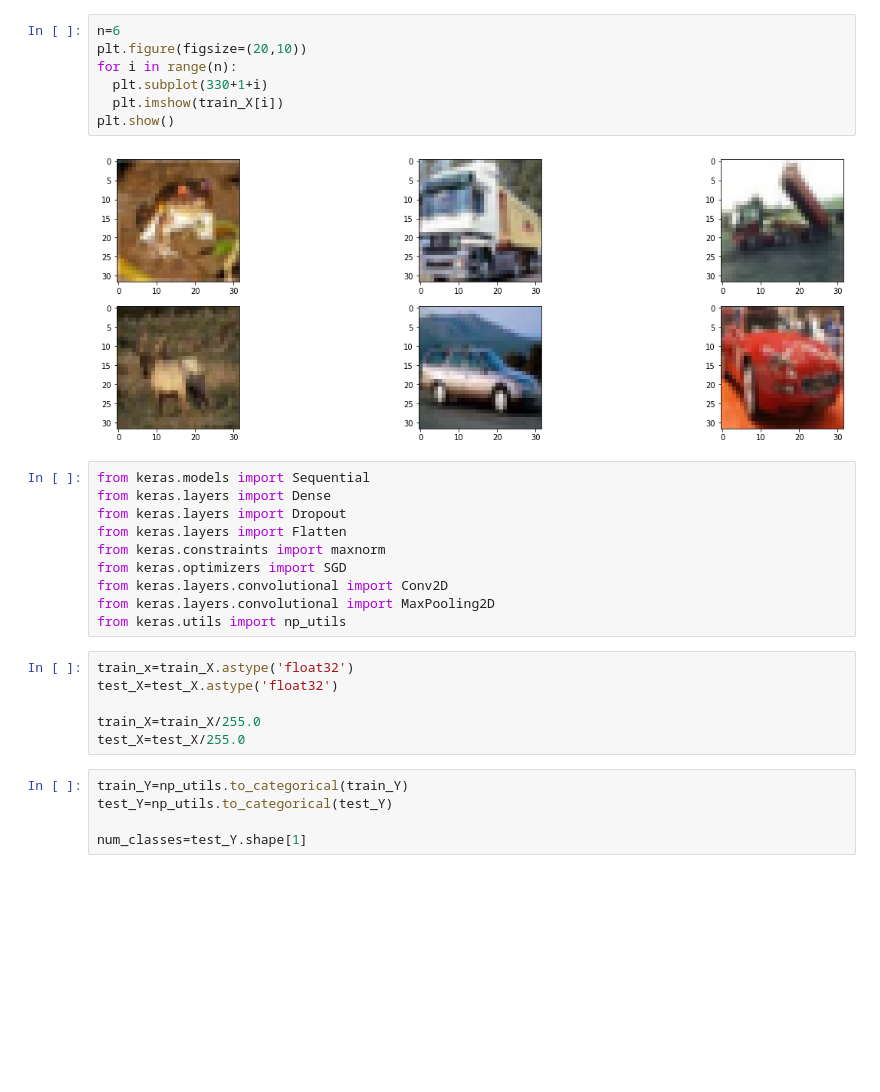
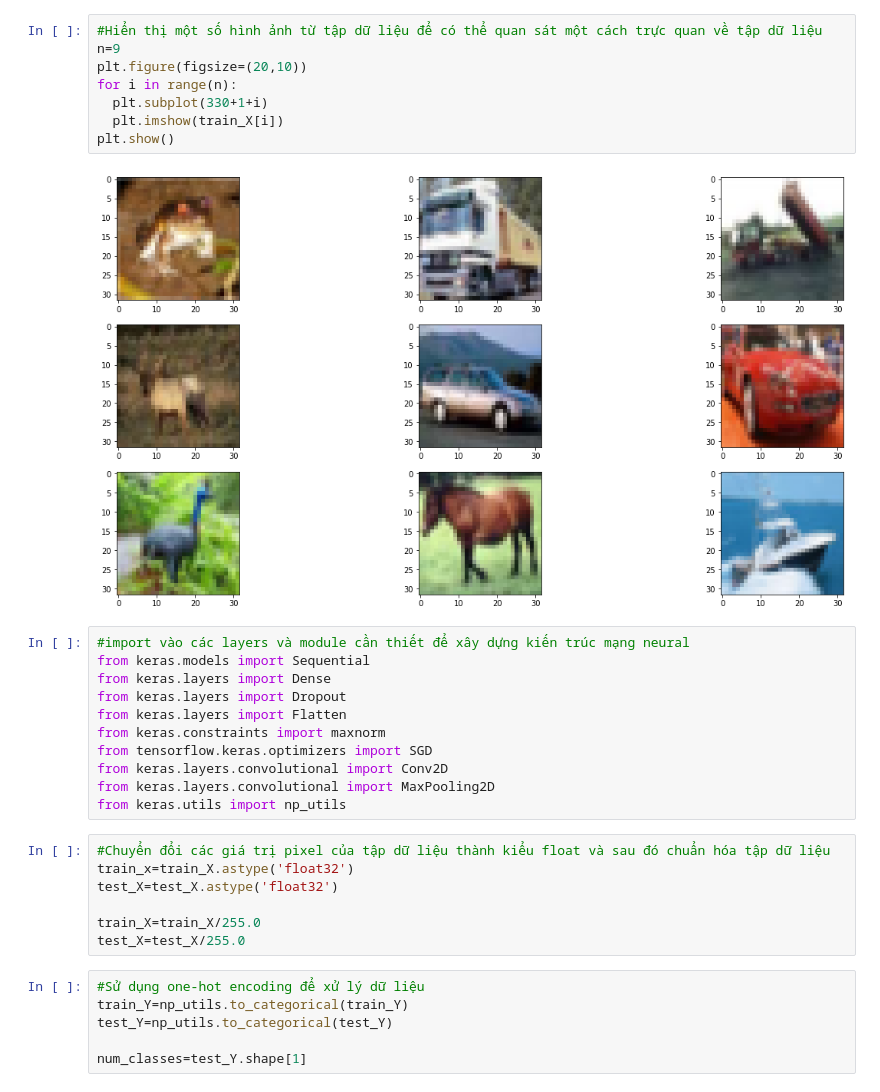
Before and after one commit to DoanNguyenNhatLinh/PhanTichDuLieu, a Jupyter notebook: cifas.ipynb, the cells around one changed output. Saved outputs shown, nothing was run; the diff lists cells and outputs as text; blank space fills up the shorter version.

```diff
--- a/cifas.ipynb
+++ b/cifas.ipynb
@@ -10,29 +12,33 @@ Downloading data from https://www.cs.toronto.edu/~kriz/cifar-10-python.tar.gz
 # %%
-n=6
+#Hiển thị một số hình ảnh từ tập dữ liệu để có thể quan sát một cách trực quan về tập dữ liệu
+n=9
 plt.figure(figsize=(20,10))
 for i in range(n):
   plt.subplot(330+1+i)
   plt.imshow(train_X[i])
 plt.show()
 # %% [output]
-[figure, old version]
+[figure, new version]
 # %%
+#import vào các layers và module cần thiết để xây dựng kiến trúc mạng neural
 from keras.models import Sequential
 from keras.layers import Dense
 from keras.layers import Dropout
 from keras.layers import Flatten
 from keras.constraints import maxnorm
-from keras.optimizers import SGD
+from tensorflow.keras.optimizers import SGD
 from keras.layers.convolutional import Conv2D
 from keras.layers.convolutional import MaxPooling2D
 from keras.utils import np_utils
 # %%
+#Chuyển đổi các giá trị pixel của tập dữ liệu thành kiểu float và sau đó chuẩn hóa tập dữ liệu
 train_x=train_X.astype('float32')
 test_X=test_X.astype('float32')
 
 train_X=train_X/255.0
 test_X=test_X/255.0
 # %%
+#Sử dụng one-hot encoding để xử lý dữ liệu
 train_Y=np_utils.to_categorical(train_Y)
 test_Y=np_utils.to_categorical(test_Y)
 
```
Also changed, not shown: parts of 10 cells of this notebook.
